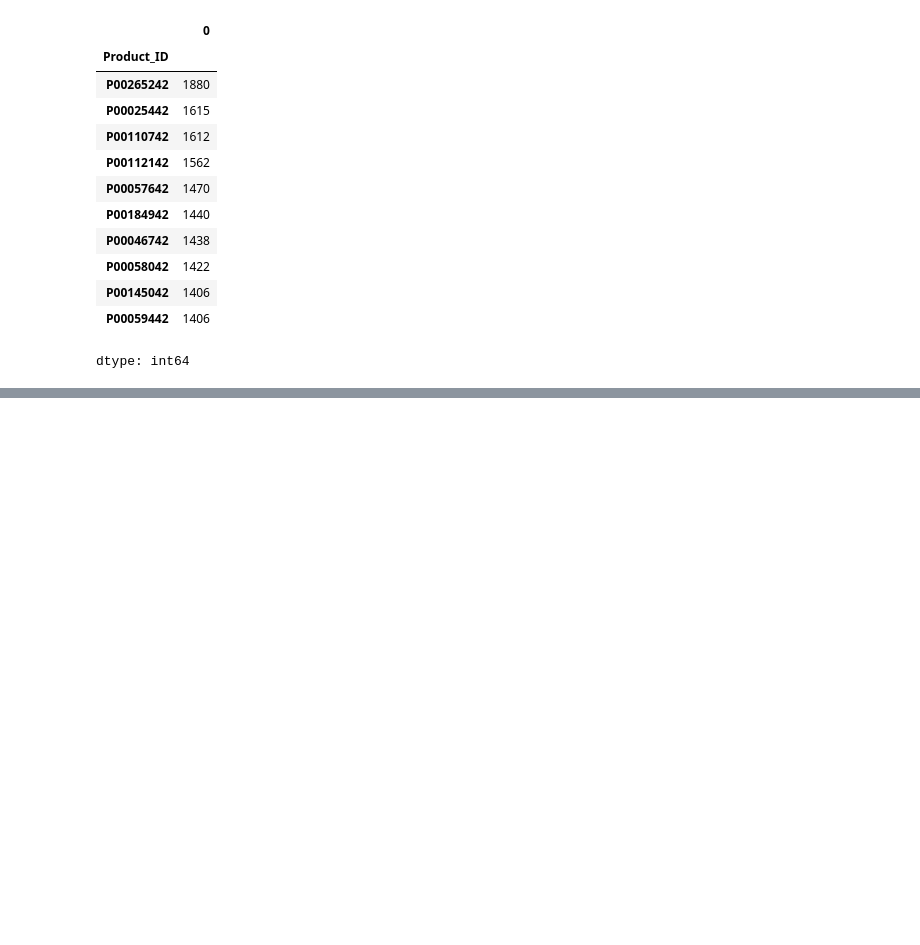
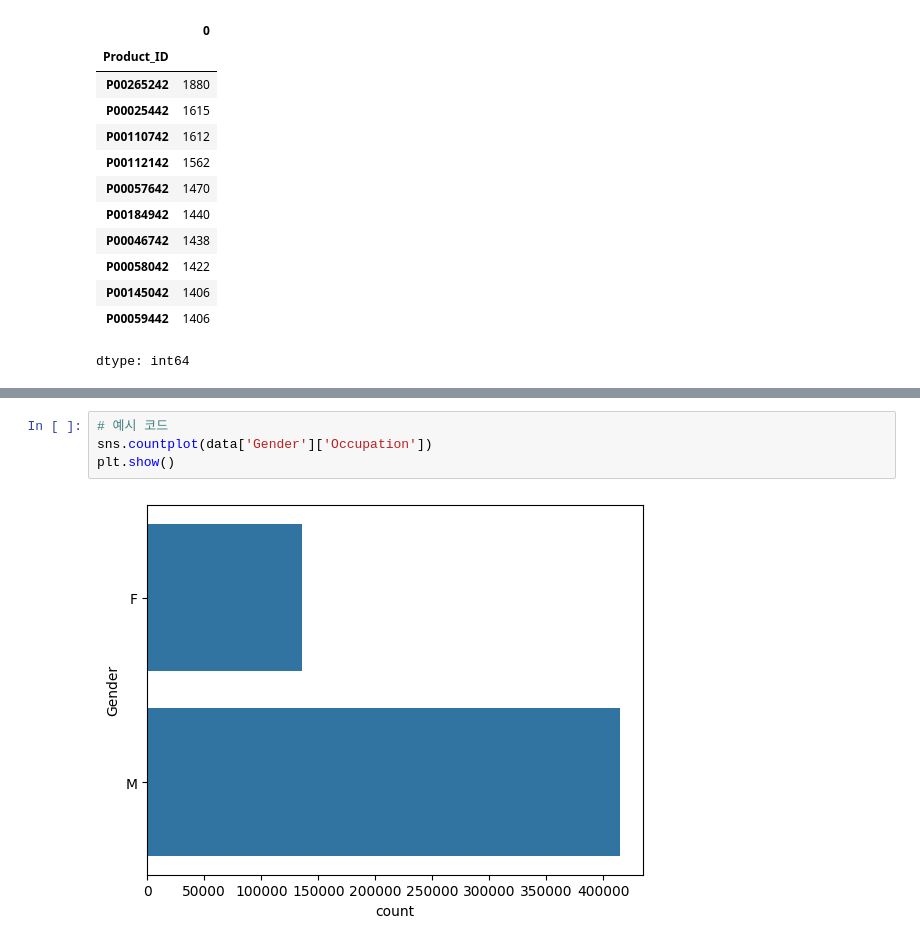
Before and after one commit to chang-ho-jeon/wallmart_dataset_analysis, a Jupyter notebook: wallmart_dataset_analysis.ipynb, the cells around one changed output, grey strips where cells are left out. Cells and saved outputs as stored; diff of their text form; blank space fills up the shorter version.

```diff
--- a/wallmart_dataset_analysis.ipynb
+++ b/wallmart_dataset_analysis.ipynb
@@ -264,0 +315,6 @@ dtype: int64
+# %%
+# 예시 코드
+sns.countplot(data['Gender']['Occupation'])
+plt.show()
+# %% [output]
+[figure, added]
```
Also changed, not shown: parts of 7 cells of this notebook.
